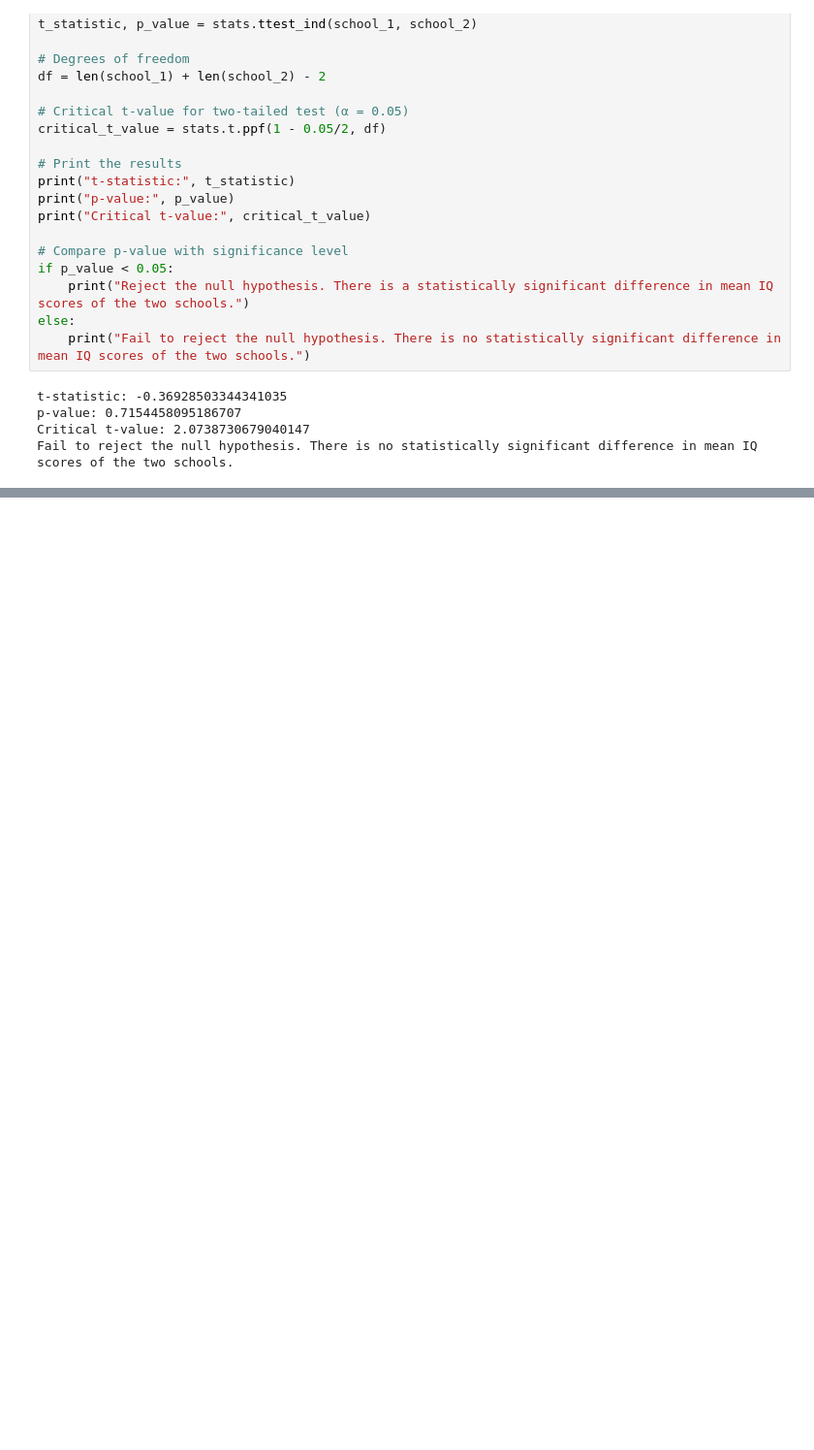
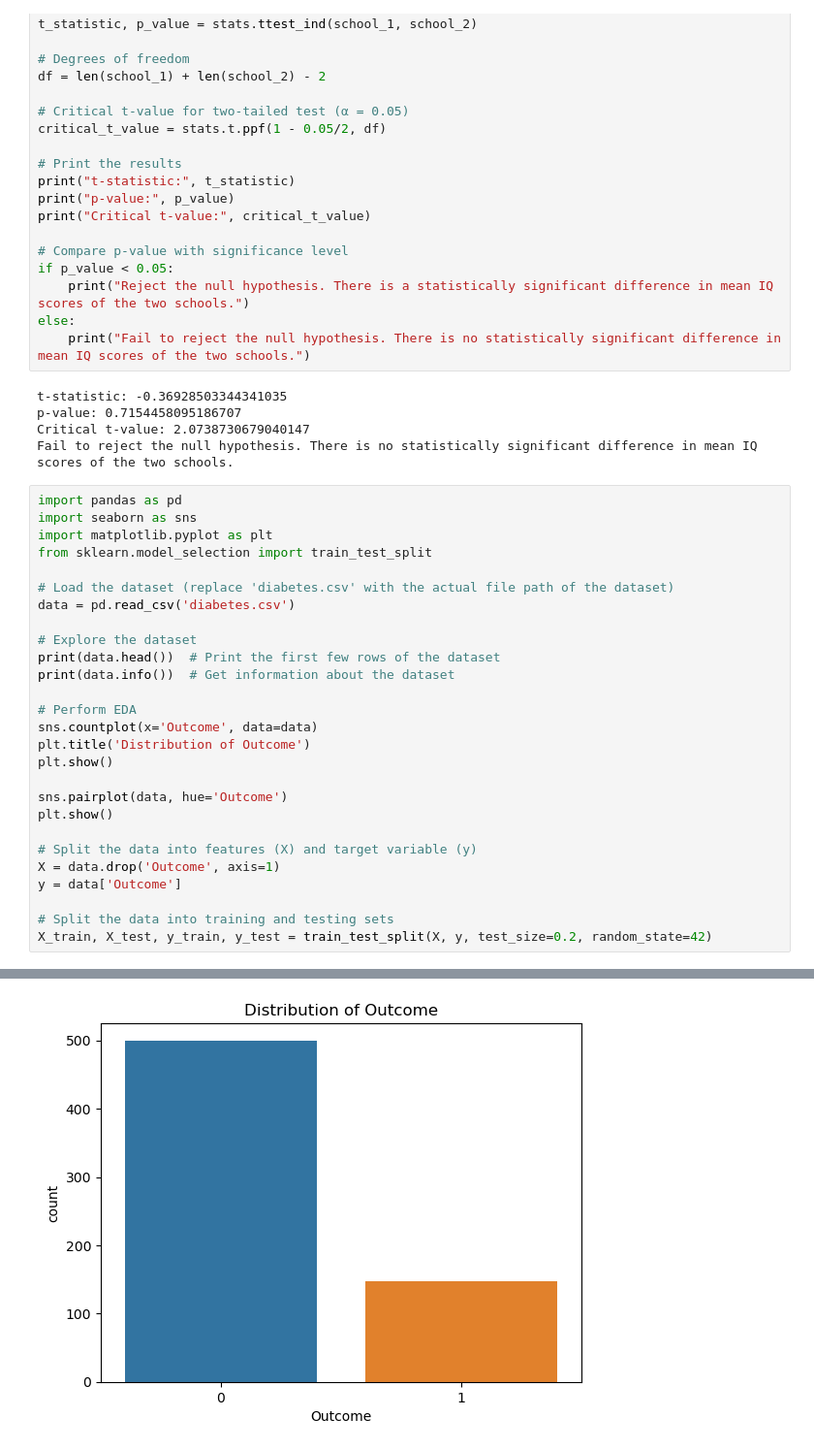
Before and after one commit to debnsuma/dsa, a Jupyter notebook: DSML/M10/hypotheis-testing.ipynb, the cells around one changed output, grey strips where cells are left out. Shown at 97% size. Saved outputs shown, nothing was run; the diff lists cells and outputs as text; blank space fills up the shorter version.

```diff
--- a/DSML/M10/hypotheis-testing.ipynb
+++ b/DSML/M10/hypotheis-testing.ipynb
@@ -437,3 +437,31 @@ t-statistic: -0.36928503344341035
 p-value: 0.7154458095186707
 Critical t-value: 2.0738730679040147
 Fail to reject the null hypothesis. There is no statistically significant difference in mean IQ scores of the two schools.
+# %%
+import pandas as pd
+import seaborn as sns
+import matplotlib.pyplot as plt
+from sklearn.model_selection import train_test_split
+
+# Load the dataset (replace 'diabetes.csv' with the actual file path of the dataset)
+data = pd.read_csv('diabetes.csv')
+
+# Explore the dataset
+print(data.head())  # Print the first few rows of the dataset
+print(data.info())  # Get information about the dataset
+
+# Perform EDA
+sns.countplot(x='Outcome', data=data)
+plt.title('Distribution of Outcome')
+plt.show()
+
+sns.pairplot(data, hue='Outcome')
+plt.show()
+
+# Split the data into features (X) and target variable (y)
+X = data.drop('Outcome', axis=1)
+y = data['Outcome']
+
+# Split the data into training and testing sets
+X_train, X_test, y_train, y_test = train_test_split(X, y, test_size=0.2, random_state=42)
+# %% [output]
@@ -439,0 +485 @@ Fail to reject the null hypothesis. There is no statistically significant differ
+[figure, added]
```
Also changed, not shown: parts of 6 cells of this notebook, 2 other files.
